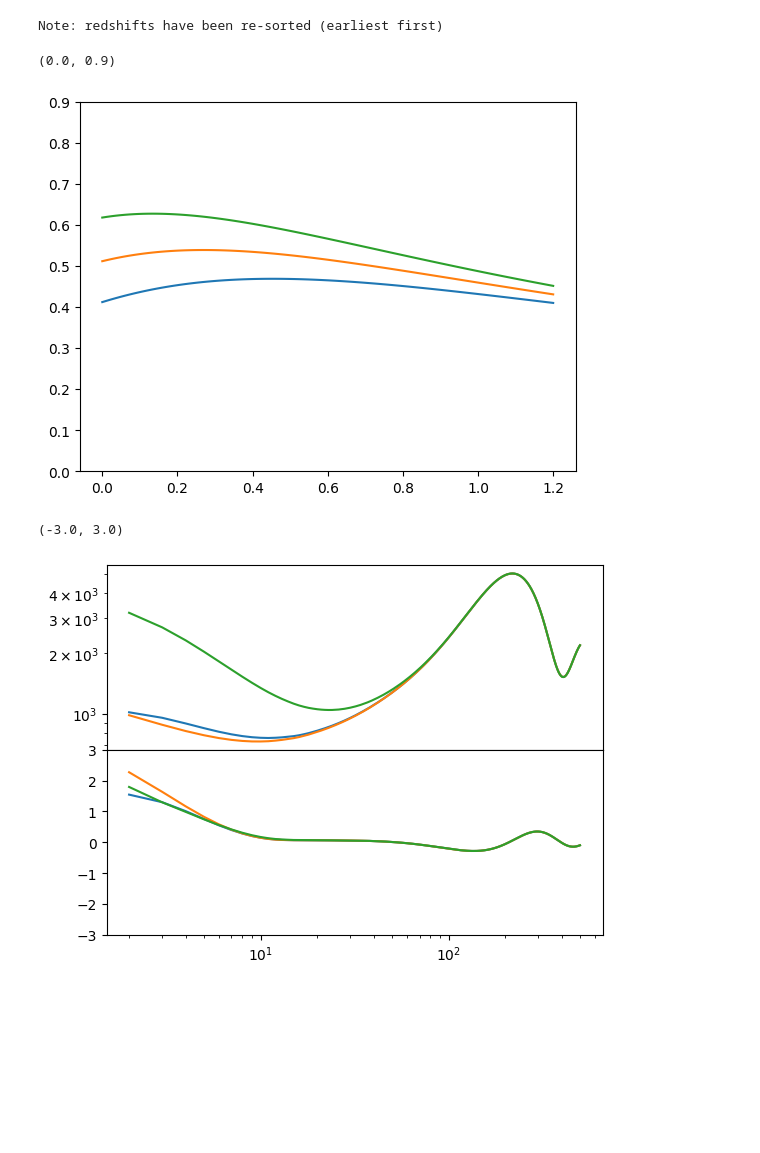
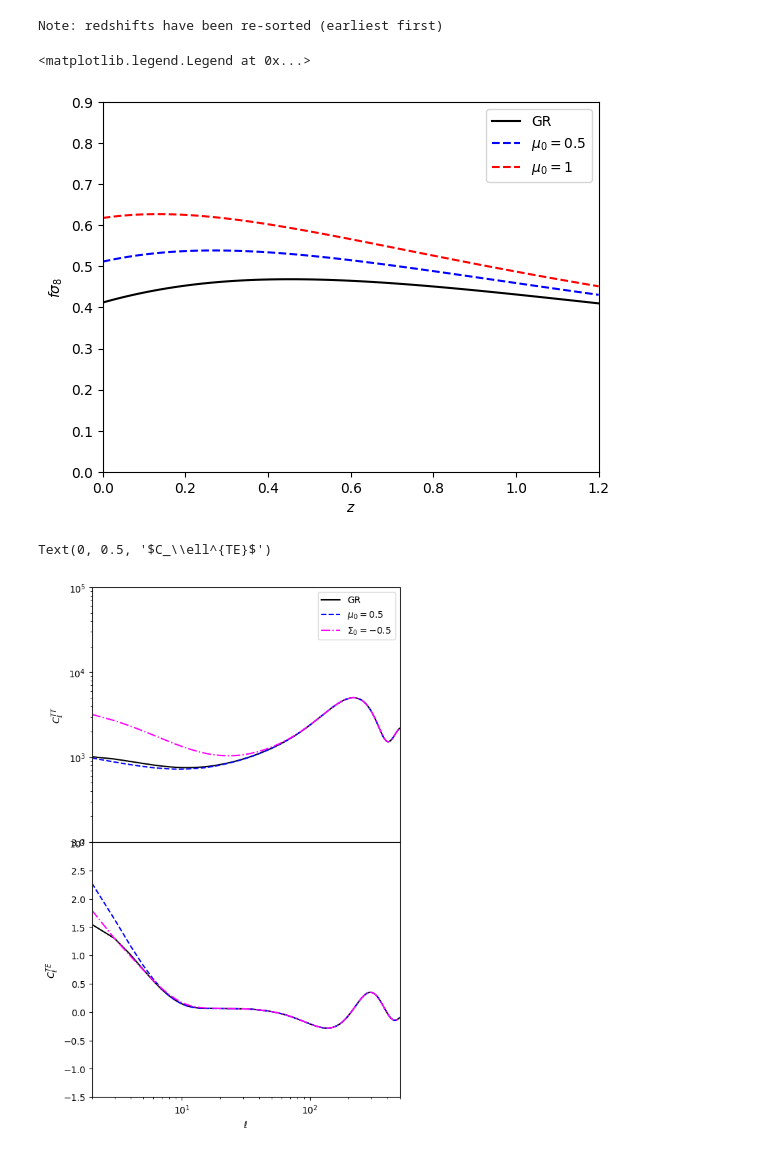
Before and after one commit to joaoreboucas1/CAMB-cs2, a Jupyter notebook: docs/MG_demo.ipynb, the cells around one changed output. Cells and saved outputs as stored; diff of their text form; code cells hidden in the pictures; blank space fills up the shorter version.

```diff
--- a/docs/MG_demo.ipynb
+++ b/docs/MG_demo.ipynb
@@ -55,24 +60,34 @@ clte_MG3 = results.get_cmb_power_spectra(pars, CMB_unit="muK")["total"][:, 3]
 # %% [output]
 Note: redshifts have been re-sorted (earliest first)
 # %%
-# Reproduction of https://arxiv.org/pdf/1212.3339 Figure 3
-plt.plot(z, fs8_GR)
-plt.plot(z, fs8_MG1)
-plt.plot(z, fs8_MG2)
+# Figure 3
+plt.plot(z, fs8_GR, color="black", ls="-", label="GR")
+plt.plot(z, fs8_MG1, color="blue", ls="--", label="$\\mu_0 = 0.5$")
+plt.plot(z, fs8_MG2, color="red", ls="--", label="$\\mu_0 = 1$")
+plt.xlim([0, 1.2])
 plt.ylim([0, 0.9])
+plt.xlabel("$z$")
+plt.ylabel("$f\\sigma_8$")
+plt.legend()
 # %% [output]
-(0.0, 0.9)
+<matplotlib.legend.Legend at 0x...>
-[figure, old version]
+[figure, new version]
 # %%
-fig, axs = plt.subplots(2, 1, sharex=True, gridspec_kw={"hspace": 0})
+fig, axs = plt.subplots(2, 1, sharex=True, figsize=(6, 10), gridspec_kw={"hspace": 0})
 ell = np.arange(len(cltt_GR))
-axs[0].loglog(ell[2:500], cltt_GR[2:500])
-axs[0].loglog(ell[2:500], cltt_MG1[2:500])
-axs[0].loglog(ell[2:500], cltt_MG3[2:500])
-axs[1].semilogx(ell[2:500], clte_GR[2:500]/ell[2:500])
-axs[1].semilogx(ell[2:500], clte_MG1[2:500]/ell[2:500])
-axs[1].semilogx(ell[2:500], clte_MG3[2:500]/ell[2:500])
-axs[1].set_ylim([-3, 3])
+axs[0].loglog(ell[2:500], cltt_GR[2:500], color="black", ls="-", label="GR")
+axs[0].loglog(ell[2:500], cltt_MG1[2:500], color="blue", ls="--", label="$\\mu_0 = 0.5$")
+axs[0].loglog(ell[2:500], cltt_MG3[2:500], color="magenta", ls="-.", label="$\\Sigma_0 = -0.5$")
+axs[1].semilogx(ell[2:500], clte_GR[2:500]/ell[2:500], color="black", ls="-")
+axs[1].semilogx(ell[2:500], clte_MG1[2:500]/ell[2:500], color="blue", ls="--")
+axs[1].semilogx(ell[2:500], clte_MG3[2:500]/ell[2:500], color="magenta", ls="-.")
+axs[1].set_xlim([2, 500])
+axs[0].set_ylim([1e2, 1e5])
+axs[1].set_ylim([-1.5, 3])
+axs[0].legend()
+axs[1].set_xlabel("$\\ell$")
+axs[0].set_ylabel("$C_\\ell^{TT}$")
+axs[1].set_ylabel("$C_\\ell^{TE}$")
 # %% [output]
-(-3.0, 3.0)
+Text(0, 0.5, '$C_\\ell^{TE}$')
-[figure, old version]
+[figure, new version]
```
Also changed, not shown: parts of 2 cells of this notebook, 6 other files.
